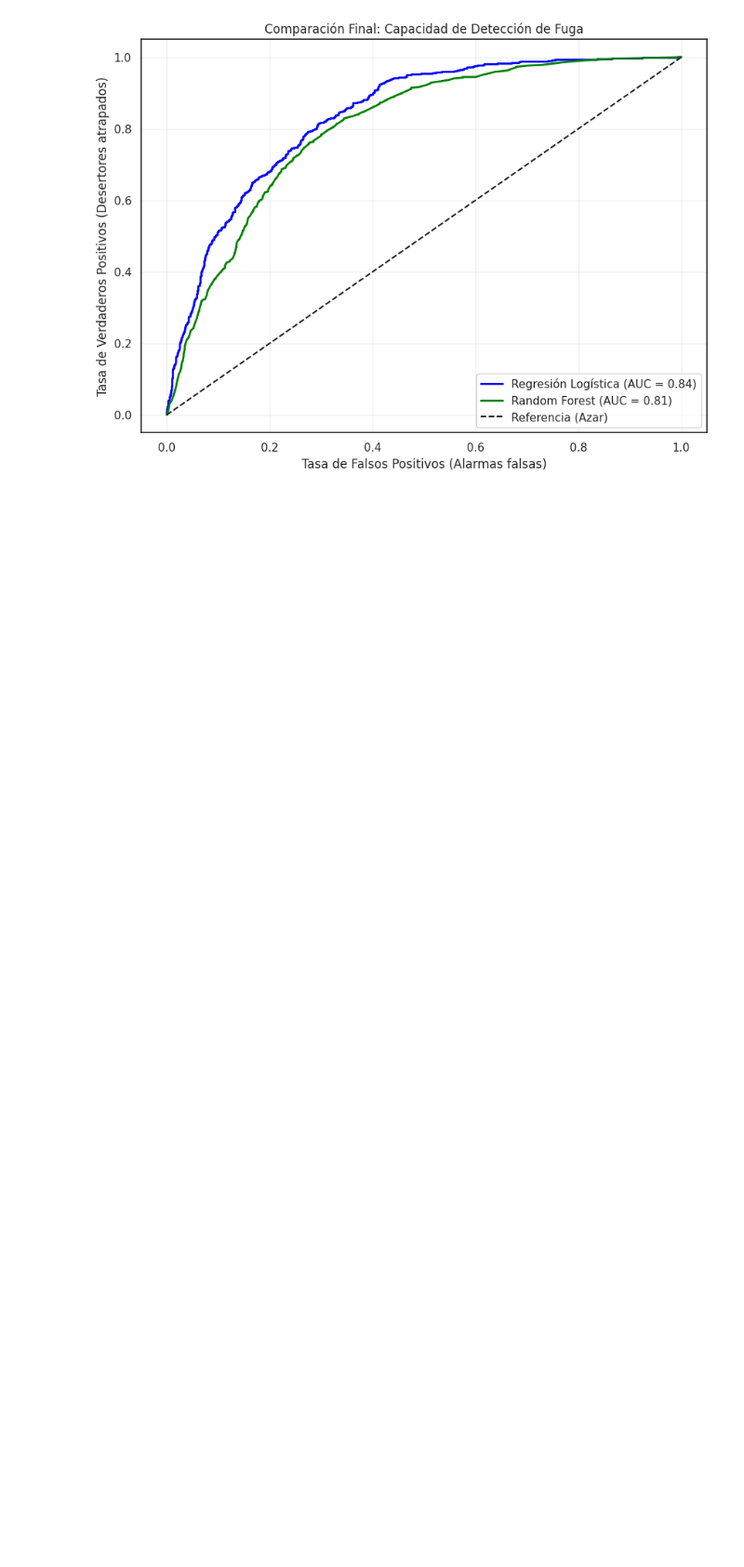
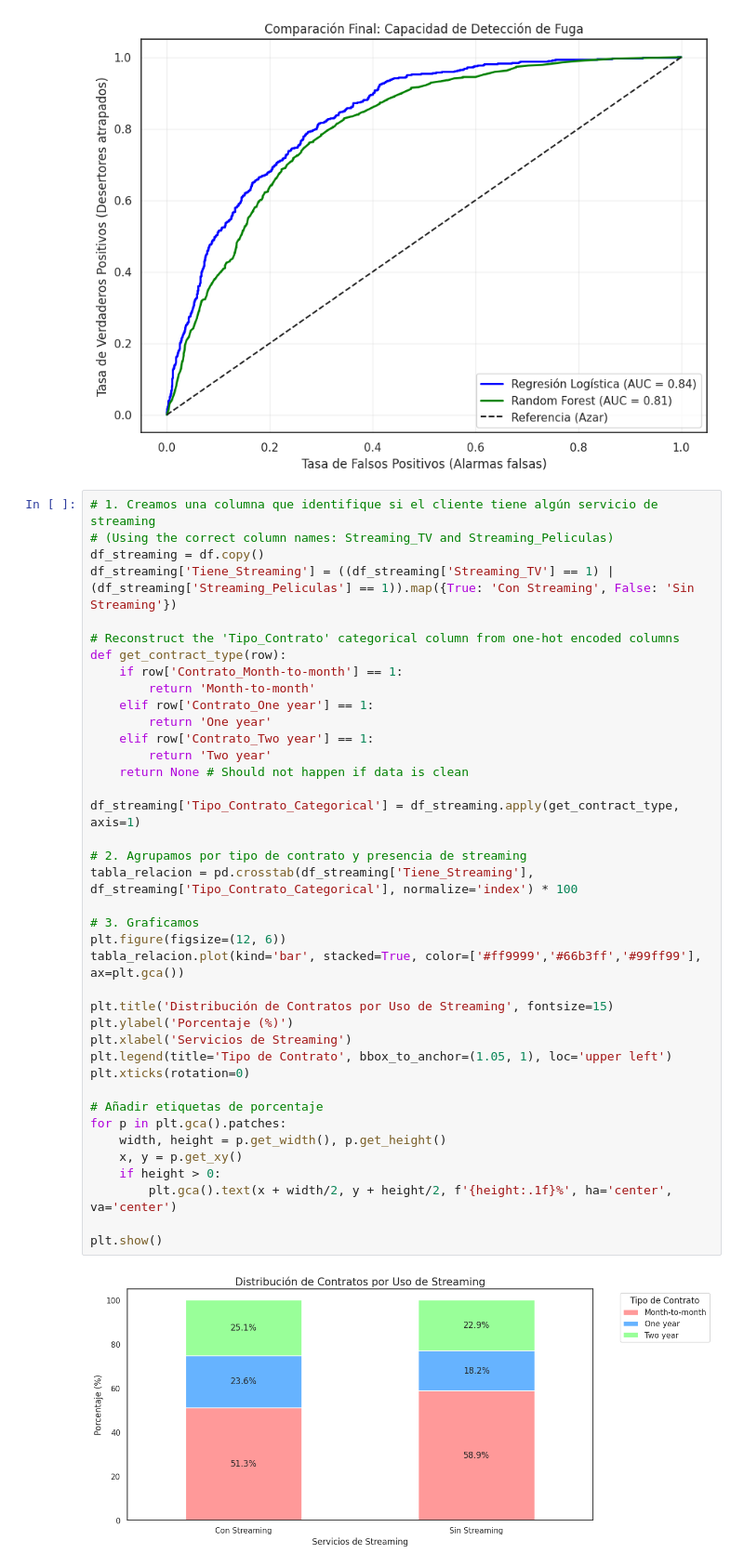
Before and after one commit to lstredel/hallenge-Telecom-X-Parte2, a Jupyter notebook: Challenge_TelecomX.ipynb, the cells around one changed output. Shown at 93% size. Cells and saved outputs as stored; diff of their text form; blank space fills up the shorter version.

```diff
--- a/Challenge_TelecomX.ipynb
+++ b/Challenge_TelecomX.ipynb
@@ -2571,6 +2597,47 @@ plt.grid(alpha=0.3)
 plt.show()
 # %% [output]
 [figure]
+# %%
+# 1. Creamos una columna que identifique si el cliente tiene algún servicio de streaming
+# (Using the correct column names: Streaming_TV and Streaming_Peliculas)
+df_streaming = df.copy()
+df_streaming['Tiene_Streaming'] = ((df_streaming['Streaming_TV'] == 1) | (df_streaming['Streaming_Peliculas'] == 1)).map({True: 'Con Streaming', False: 'Sin Streaming'})
+
+# Reconstruct the 'Tipo_Contrato' categorical column from one-hot encoded columns
+def get_contract_type(row):
+    if row['Contrato_Month-to-month'] == 1:
+        return 'Month-to-month'
+    elif row['Contrato_One year'] == 1:
+        return 'One year'
+    elif row['Contrato_Two year'] == 1:
+        return 'Two year'
+    return None # Should not happen if data is clean
+
+df_streaming['Tipo_Contrato_Categorical'] = df_streaming.apply(get_contract_type, axis=1)
+
+# 2. Agrupamos por tipo de contrato y presencia de streaming
+tabla_relacion = pd.crosstab(df_streaming['Tiene_Streaming'], df_streaming['Tipo_Contrato_Categorical'], normalize='index') * 100
+
+# 3. Graficamos
+plt.figure(figsize=(12, 6))
+tabla_relacion.plot(kind='bar', stacked=True, color=['#ff9999','#66b3ff','#99ff99'], ax=plt.gca())
+
+plt.title('Distribución de Contratos por Uso de Streaming', fontsize=15)
+plt.ylabel('Porcentaje (%)')
+plt.xlabel('Servicios de Streaming')
+plt.legend(title='Tipo de Contrato', bbox_to_anchor=(1.05, 1), loc='upper left')
+plt.xticks(rotation=0)
+
+# Añadir etiquetas de porcentaje
+for p in plt.gca().patches:
+    width, height = p.get_width(), p.get_height()
+    x, y = p.get_xy()
+    if height > 0:
+        plt.gca().text(x + width/2, y + height/2, f'{height:.1f}%', ha='center', va='center')
+
+plt.show()
+# %% [output]
+[figure, added]
 # %%
 # 1. Creamos las etiquetas para los que sí tienen servicios
 def categorizar_streaming(row):
```
Also changed, not shown: parts of 5 cells of this notebook.
